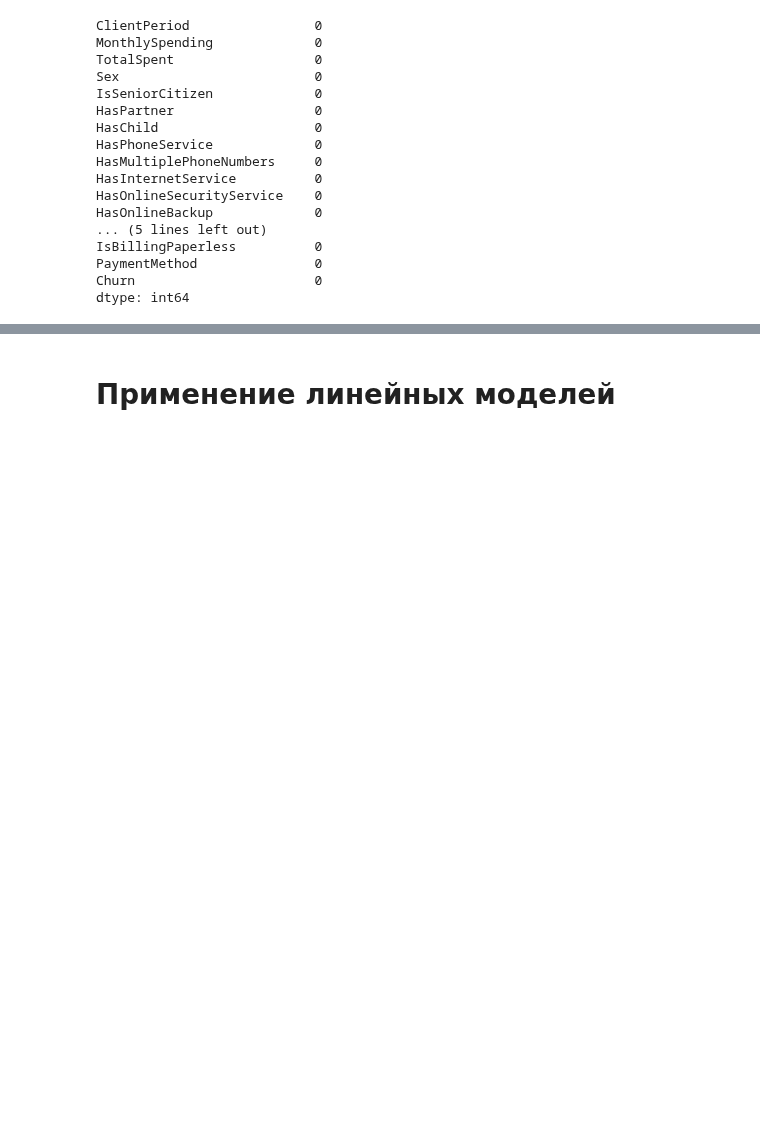
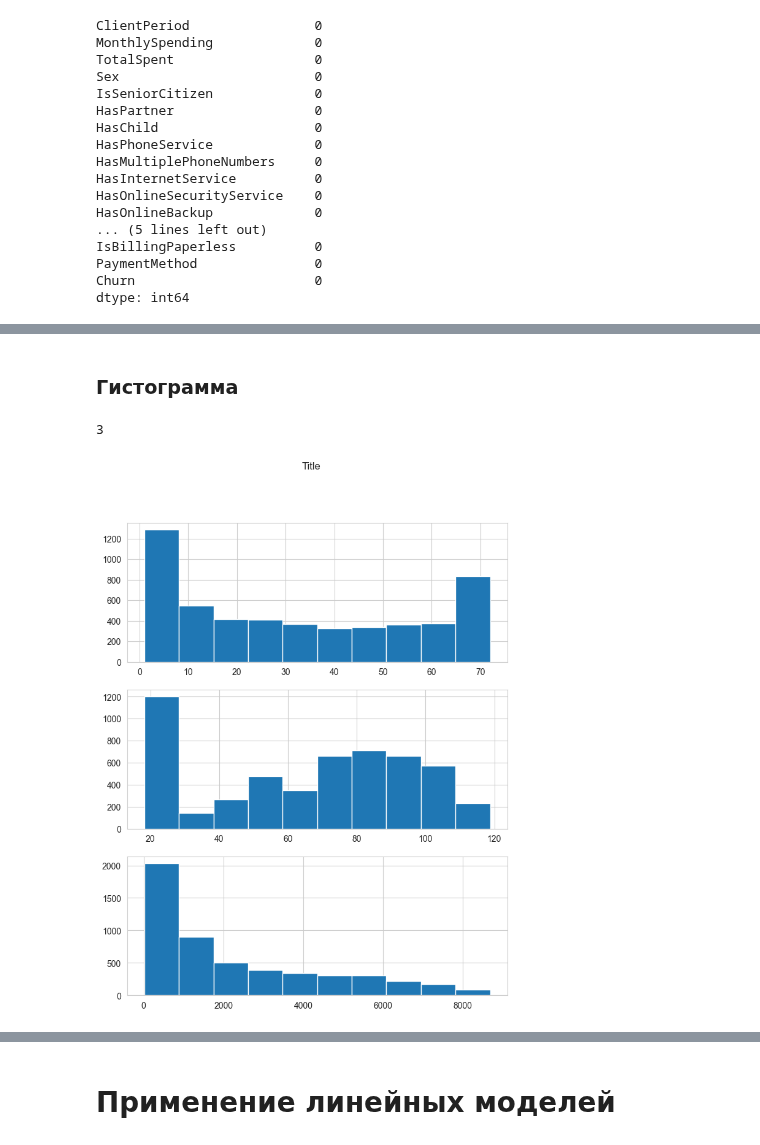
Before and after one commit to kudrmax/machine-learning, a Jupyter notebook: dls/dls-hw/dls-hw3/result.ipynb, the cells around one changed output, grey strips where cells are left out. Saved outputs shown, nothing was run; the diff lists cells and outputs as text; code cells hidden in the pictures; blank space fills up the shorter version.

```diff
--- a/dls/dls-hw/dls-hw3/result.ipynb
+++ b/dls/dls-hw/dls-hw3/result.ipynb
@@ -102,0 +137,2 @@ dtype: int64
+# %%
+data['TotalSpent'] = data['TotalSpent'].astype(float)
@@ -102,0 +154,22 @@ dtype: int64
+# %% [markdown]
+### Гистограмма
+# %%
+y = data['TotalSpent']
+# %%
+data[numerical_columns].shape[1]
+# %% [output]
+3
+# %%
+n = data[numerical_columns].shape[1]
+
+fig, axes = plt.subplots(n, figsize=(8,10))
+fig.suptitle('Title')
+
+for i in range(n):
+    y = data[numerical_columns[i]]
+    ax = axes[i]
+
+    ax.hist(y)
+    # ax.add_title('Title')
+# %% [output]
+[figure, added]
```
Also changed, not shown: parts of 13 cells of this notebook.
